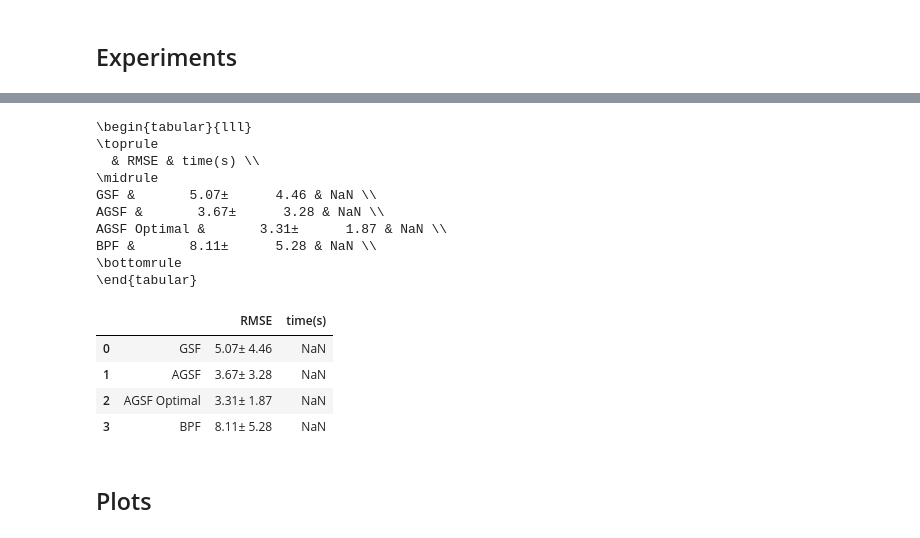
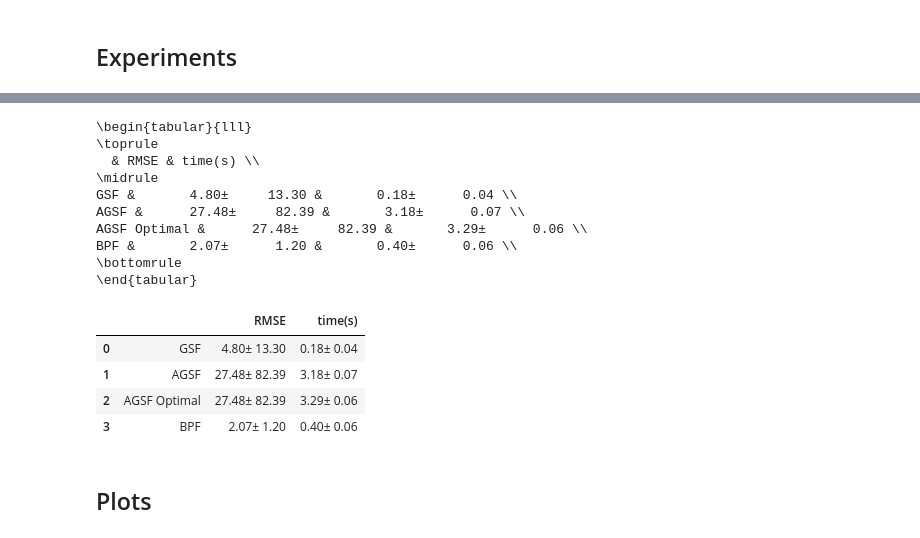
Before and after one commit to kostastsa/BayesianFiltering, a Jupyter notebook: docs/notebooks/BOTExperiment.ipynb, the cells around one changed output, grey strips where cells are left out. Saved outputs shown, nothing was run; the diff lists cells and outputs as text; code cells hidden in the pictures.

```diff
--- a/docs/notebooks/BOTExperiment.ipynb
+++ b/docs/notebooks/BOTExperiment.ipynb
@@ -65,7 +63,7 @@ params = ParamsNLSSM(
 ## Experiments
 # %%
 verbose = False
-Nsim = 10
+Nsim = 20
 gsf_rmse = jnp.zeros(Nsim)
 agsf_rmse = jnp.zeros(Nsim)
 agsf_opt_rmse = jnp.zeros(Nsim)
@@ -74,6 +72,10 @@ gsf_norm = jnp.zeros((Nsim, seq_length))
 agsf_norm = jnp.zeros((Nsim, seq_length))
 agsf_opt_norm = jnp.zeros((Nsim, seq_length))
 bpf_norm = jnp.zeros((Nsim, seq_length))
+gsf_time = jnp.zeros(Nsim)
+agsf_time = jnp.zeros(Nsim)
+agsf_opt_time = jnp.zeros(Nsim)
+bpf_time = jnp.zeros(Nsim)
 next_key = jr.PRNGKey(0)
 for i in range(Nsim):
     print('sim {}/{}'.format(i+1, Nsim))
@@ -82,35 +84,38 @@ for i in range(Nsim):
     key, next_key = jr.split(next_key)
     states, emissions = model.sample(params, key, seq_length, inputs = inputs)
 
-
     # GSF
     M = 5
     tin = time.time()
-    posterior_filtered_gsf = gf.gaussian_sum_filter(params, emissions, 1, 1, inputs)
+    posterior_filtered_gsf = gf.gaussian_sum_filter(params, emissions, M, 1, inputs)
     point_estimate_gsf = jnp.sum(jnp.einsum('ijk,ij->ijk', posterior_filtered_gsf.means, posterior_filtered_gsf.weights), axis=0)
     tout = time.time()
+    t_gsf= tout - tin
     print('       Time taken for GSF: ', tout - tin)
 
     # AGSF
-    opt_args = (1.0, .8)
+    opt_args = (1.0, 10.0)
+    num_components = [M, 1, 5] # has to be set correctly OW "TypeError: Cannot interpret '<function <lambda> at 0x12eae3ee0>' as a data type". Check internal containers._branch_from_node
+
+
     tin = time.time()
-    num_components = [M, 5, 5] # has to be set correctly OW "TypeError: Cannot interpret '<function <lambda> at 0x12eae3ee0>' as a data type". Check internal containers._branch_from_node
     posterior_filtered_agsf, aux_outputs = gf.augmented_gaussian_sum_filter(params, emissions, num_components, rng_key = key, opt_args = opt_args, inputs=inputs)
     point_estimate_agsf = jnp.sum(jnp.einsum('ijk,ij->ijk', posterior_filtered_agsf.means, posterior_filtered_agsf.weights), axis=0)
     tout = time.time()
+    t_agsf= tout - tin
     print('       Time taken for AGSF: ', tout - tin)
 
     # AGSF Optimal
     tin = time.time()
-    num_components = [M, 5, 5] # has to be set correctly OW "TypeError: Cannot interpret '<function <lambda> at 0x12eae3ee0>' as a data type". Check internal containers._branch_from_node
     posterior_filtered_agsf_opt, aux_outputs_opt = gf.augmented_gaussian_sum_filter_optimal(params, emissions, num_components, rng_key = key, opt_args = opt_args, inputs=inputs)
     point_estimate_agsf_opt = jnp.sum(jnp.einsum('ijk,ij->ijk', posterior_filtered_agsf_opt.means, posterior_filtered_agsf_opt.weights), axis=0)
     tout = time.time()
+    t_agsf_opt= tout - tin
     print('       Time taken for AGSF optimal: ', tout - tin)
 
     # BPF
     tin = time.time()
-    num_particles = 1000
+    num_particles = 100
 
     params_bpf = ParamsBPF(
         initial_mean=mu0,
@@ -127,6 +132,7 @@ for i in range(Nsim):
     posterior_bpf = gf.bootstrap_particle_filter(params_bpf, emissions, num_particles, key, inputs)
     point_estimate_bpf = jnp.sum(jnp.einsum('ijk,ij->ijk', posterior_bpf["particles"], posterior_bpf["weights"]), axis=0)
     tout = time.time()
+    t_bpf = tout - tin
     print('       Time taken for BPF: ', tout - tin)
 
     # Computation of errors
@@ -145,6 +151,11 @@ for i in range(Nsim):
     agsf_opt_norm = agsf_opt_norm.at[i].set(jnp.linalg.norm(point_estimate_agsf_opt - states, axis = 1))
     bpf_norm = bpf_norm.at[i].set(jnp.linalg.norm(point_estimate_bpf - states, axis = 1))
 
+    gsf_time = gsf_time.at[i].set(t_gsf)
+    agsf_time = agsf_time.at[i].set(t_agsf)
+    agsf_opt_time = agsf_opt_time.at[i].set(t_agsf_opt)
+    bpf_time = bpf_time.at[i].set(t_bpf)
+
     fig, axes = plt.subplots(2, 1, sharex=False, figsize=(10, 7))
     fig.tight_layout(pad=3.0)
     axes[0].scatter(states[:,0], states[:,2], label = 'True', s = 4)
@@ -191,41 +243,47 @@ gsf_rmse = jnp.delete(gsf_rmse, ind, axis = 0)
 # %%
 import pandas as pd
 gsf_armse = jnp.mean(gsf_rmse)
-agsf_armse = jnp.mean(agsf_rmse[1:])
-agsf_opt_armse = jnp.mean(agsf_opt_rmse[1:])
+agsf_armse = jnp.mean(agsf_rmse)
+agsf_opt_armse = jnp.mean(agsf_opt_rmse)
 bpf_armse = jnp.mean(bpf_rmse)
+
+gsf_atime = jnp.mean(gsf_time)
+agsf_atime = jnp.mean(agsf_time)
+agsf_opt_atime = jnp.mean(agsf_opt_time)
+bpf_atime = jnp.mean(bpf_time)
 
 gsf_tab_out = '{:10.2f}±{:10.2f}'.format(gsf_armse, jnp.std(gsf_rmse))
 agsf_tab_out = '{:10.2f}±{:10.2f}'.format(agsf_armse, jnp.std(agsf_rmse))
 agsf_opt_tab_out = '{:10.2f}±{:10.2f}'.format(agsf_opt_armse, jnp.std(agsf_opt_rmse))
 bpf_tab_out = '{:10.2f}±{:10.2f}'.format(bpf_armse, jnp.std(bpf_rmse))
 
-# gsf_tab_out1 = '{:10.2f}±{:10.2f}'.format(gsf_atime, np.std(gsf_time))
-# agsf_tab_out1 = '{:10.2f}±{:10.2f}'.format(agsf_atime, np.std(agsf_time))
-# bpf_tab_out1 = '{:10.2f}±{:10.2f}'.format(bpf_atime, np.std(bpf_time))
+gsf_tab_out1 = '{:10.2f}±{:10.2f}'.format(gsf_atime, jnp.std(gsf_time))
+agsf_tab_out1 = '{:10.2f}±{:10.2f}'.format(agsf_atime, jnp.std(agsf_time))
+agsf_opt_tab_out1 = '{:10.2f}±{:10.2f}'.format(agsf_opt_atime, jnp.std(agsf_opt_time))
+bpf_tab_out1 = '{:10.2f}±{:10.2f}'.format(bpf_atime, jnp.std(bpf_time))
 
 df = pd.DataFrame(columns = [' ','RMSE','time(s)'])
 df[' '] = ['GSF', 'AGSF', 'AGSF Optimal', 'BPF']
 df['RMSE'] = [gsf_tab_out, agsf_tab_out, agsf_opt_tab_out, bpf_tab_out]
-#  df['time(s)'] = [gsf_tab_out1, agsf_tab_out1, bpf_tab_out1]
+df['time(s)'] = [gsf_tab_out1, agsf_tab_out1, agsf_opt_tab_out1, bpf_tab_out1]
 print(df.to_latex(index=False))
 df
 # %% [output]
 \begin{tabular}{lll}
 \toprule
   & RMSE & time(s) \\
 \midrule
-GSF &       5.07±      4.46 & NaN \\
-AGSF &       3.67±      3.28 & NaN \\
-AGSF Optimal &       3.31±      1.87 & NaN \\
-BPF &       8.11±      5.28 & NaN \\
+GSF &       4.80±     13.30 &       0.18±      0.04 \\
+AGSF &      27.48±     82.39 &       3.18±      0.07 \\
+AGSF Optimal &      27.48±     82.39 &       3.29±      0.06 \\
+BPF &       2.07±      1.20 &       0.40±      0.06 \\
 \bottomrule
 \end{tabular}
 |  |  | RMSE | time(s) |
-| 0 | GSF | 5.07± 4.46 | NaN |
-| 1 | AGSF | 3.67± 3.28 | NaN |
-| 2 | AGSF Optimal | 3.31± 1.87 | NaN |
-| 3 | BPF | 8.11± 5.28 | NaN |
+| 0 | GSF | 4.80± 13.30 | 0.18± 0.04 |
+| 1 | AGSF | 27.48± 82.39 | 3.18± 0.07 |
+| 2 | AGSF Optimal | 27.48± 82.39 | 3.29± 0.06 |
+| 3 | BPF | 2.07± 1.20 | 0.40± 0.06 |
 # %% [markdown]
 ## Plots
 # %%
```
Also changed, not shown: parts of 3 cells of this notebook, 2 other files.
